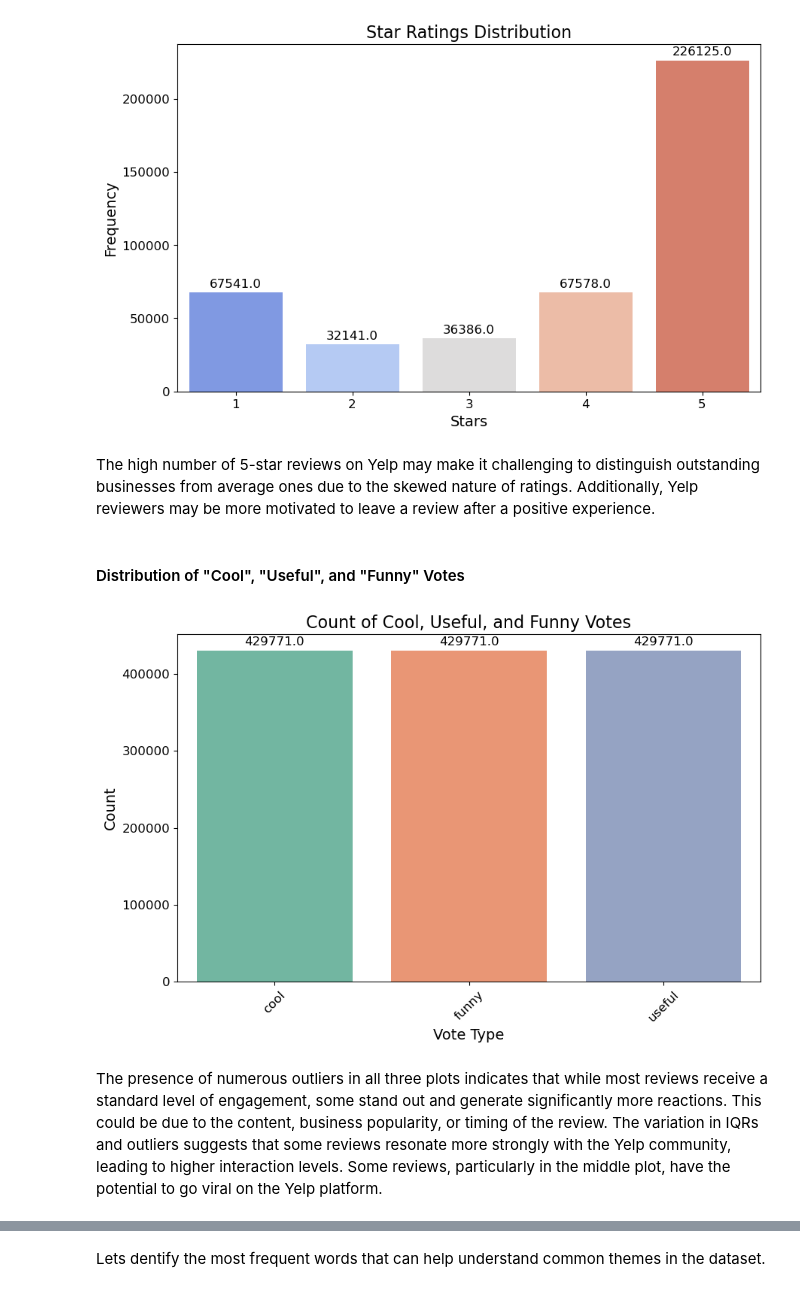
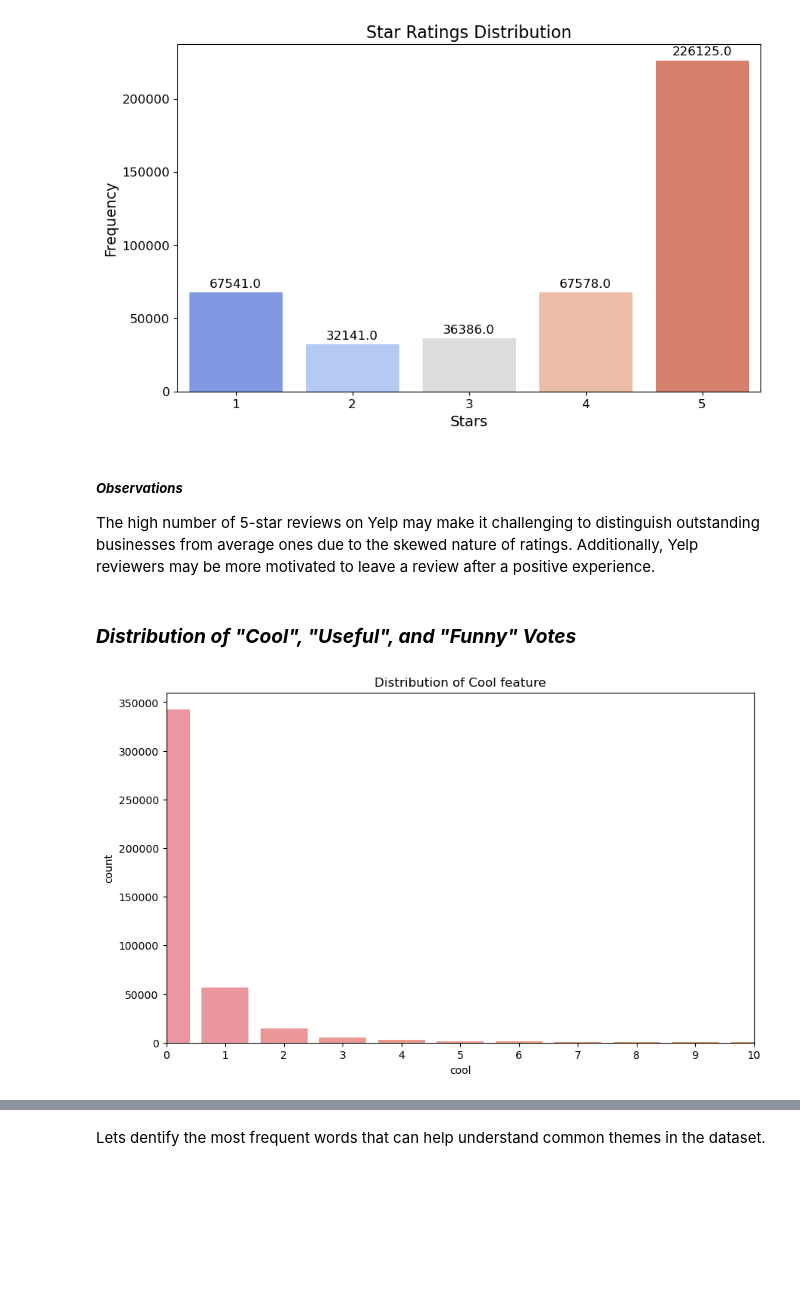
Before and after one commit to ggeorgekkariuki/Sentiment-Analysis, a Jupyter notebook: index.ipynb, the cells around one changed output, grey strips where cells are left out. Cells and saved outputs as stored; diff of their text form; code cells hidden in the pictures; blank space fills up the shorter version.

```diff
--- a/index.ipynb
+++ b/index.ipynb
@@ -363,64 +371,21 @@ plot_star_distribution(df, palette='coolwarm', title='Star Ratings Distribution'
 # %% [output]
 [figure]
 # %% [markdown]
+##### ***Observations***
+
 The high number of 5-star reviews on Yelp may make it challenging to distinguish outstanding businesses from average ones due to the skewed nature of ratings. Additionally, Yelp reviewers may be more motivated to leave a review after a positive experience.
 # %% [markdown]
-#### Distribution of "Cool", "Useful", and "Funny" Votes
+### ***Distribution of "Cool", "Useful", and "Funny" Votes***
-# %%
-import seaborn as sns
-import matplotlib.pyplot as plt
-
-def plot_vote_counts(df, columns=['cool', 'useful', 'funny'], title='Count of Cool, Useful, and Funny Votes', xlabel='Vote Type', ylabel='Count', palette='Set2', add_annotations=True, sort_by='alphabetical'):
-    """
-    Plots a count plot for the specified vote types with customization options.
-
-    :param df: DataFrame containing the data
-    :param columns: List of column names to include in the count plot
-    :param title: Title of the plot
-    :param xlabel: Label for the x-axis
-    :param ylabel: Label for the y-axis
-    :param palette: Color palette for the count plot
-    :param add_annotations: Boolean to add annotations (counts) on the bars
-    :param sort_by: Sorting method for the x-axis ('alphabetical' or 'frequency')
-    """
-    # Reshape the DataFrame to long format
-    df_melted = df[columns].melt(var_name='Vote Type', value_name='Count')
-
-    # Sort the Vote Type categories
-    if sort_by == 'frequency':
-        vote_order = df_melted['Vote Type'].value_counts().index
-    else:
-        vote_order = sorted(columns)
-
-    # Set the figure size
-    plt.figure(figsize=(10, 6))
-
-    # Create the count plot with custom palette and order
-    ax = sns.countplot(x='Vote Type', data=df_melted, order=vote_order, palette=palette)
-
-    # Add annotations to the bars if specified
-    if add_annotations:
-        for p in ax.patches:
-            ax.annotate(f'{p.get_height()}', (p.get_x() + p.get_width() / 2., p.get_height()),
-                        ha='center', va='baseline', fontsize=12, color='black', xytext=(0, 5),
-                        textcoords='offset points')
-
-    # Customize the plot
-    plt.title(title, fontsize=16)
-    plt.xlabel(xlabel, fontsize=14)
-    plt.ylabel(ylabel, fontsize=14)
-    plt.xticks(fontsize=12)
-    plt.yticks(fontsize=12)
-
-    # Optional: Rotate x-axis labels for better readability
-    plt.xticks(rotation=45)
-
-    # Display the plot
-    plt.show()
-
-# Example usage with the default parameters
-plot_vote_counts(df)
-# %% [output]
-[figure, removed]
-# %% [markdown]
-The presence of numerous outliers in all three plots indicates that while most reviews receive a standard level of engagement, some stand out and generate significantly more reactions. This could be due to the content, business popularity, or timing of the review. The variation in IQRs and outliers suggests that some reviews resonate more strongly with the Yelp community, leading to higher interaction levels. Some reviews, particularly in the middle plot, have the potential to go viral on the Yelp platform.
+# %%
+# Helper function
+def plot_countplot(column):
+    """This plots out the countplot of a numerical feature"""
+    plt.figure(figsize=(10,6))
+    sns.countplot(x=column, data=df)
+    plt.xlim(0, 10)
+    plt.title(f"Distribution of {column.title()} feature")
+    plt.show()
+# %%
+plot_countplot(column="cool")
+# %% [output]
+[figure, added]
```
Also changed, not shown: parts of 18 cells of this notebook.
